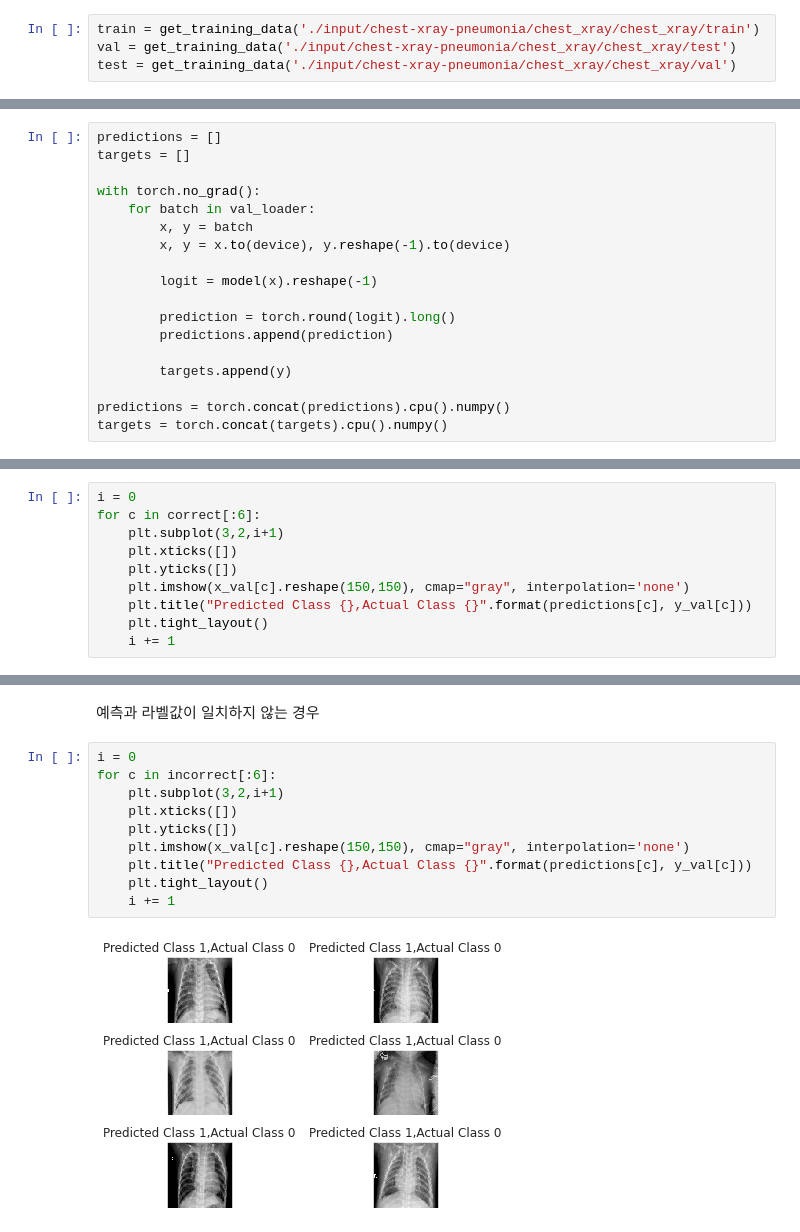
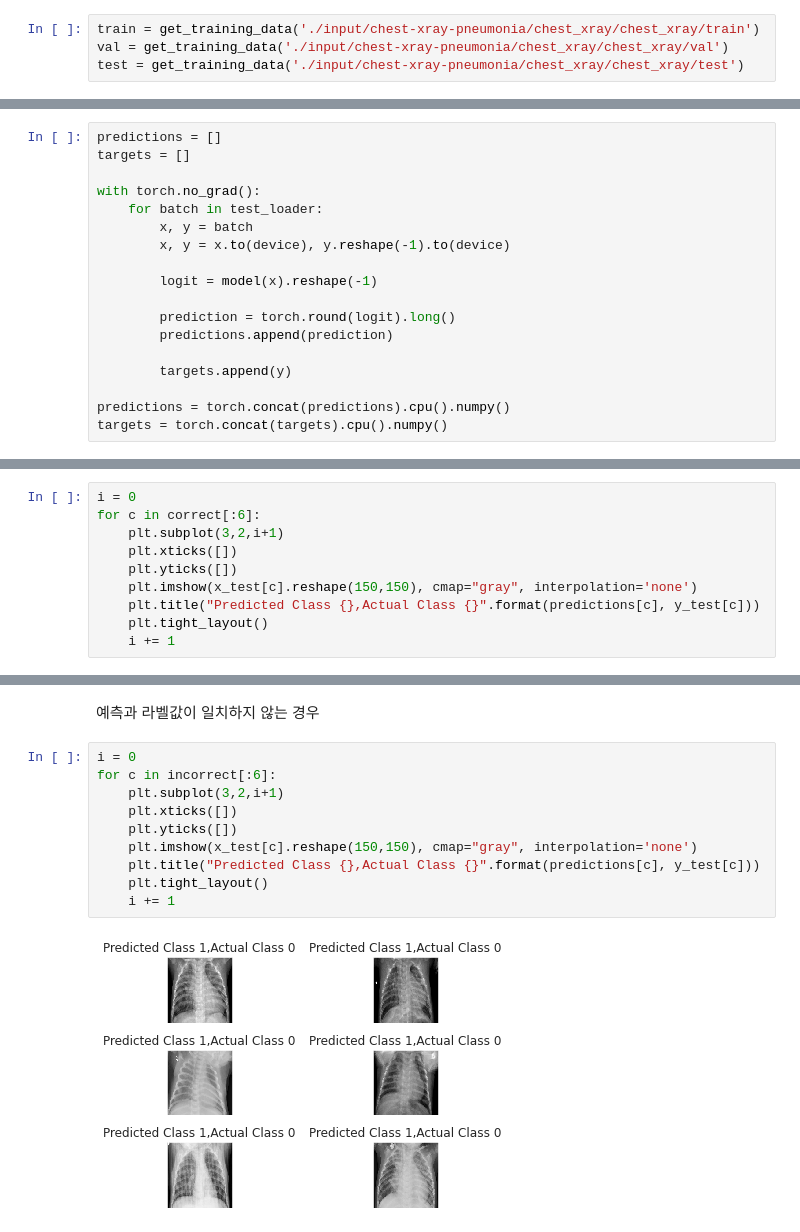
Before and after one commit to dotsnangles/from-keras-to-pytorch, a Jupyter notebook: pneumonia_detection_using_cnn.ipynb, the cells around one changed output, grey strips where cells are left out. Drawn from its saved outputs; the diff is of its cells as text.

```diff
--- a/pneumonia_detection_using_cnn.ipynb
+++ b/pneumonia_detection_using_cnn.ipynb
@@ -88,7 +87,7 @@ def get_training_data(data_dir):
 # %%
 train = get_training_data('./input/chest-xray-pneumonia/chest_xray/chest_xray/train')
-val = get_training_data('./input/chest-xray-pneumonia/chest_xray/chest_xray/test')
-test = get_training_data('./input/chest-xray-pneumonia/chest_xray/chest_xray/val')
+val = get_training_data('./input/chest-xray-pneumonia/chest_xray/chest_xray/val')
+test = get_training_data('./input/chest-xray-pneumonia/chest_xray/chest_xray/test')
 # %% [output]
 OpenCV(4.6.0) /io/opencv/modules/imgproc/src/resize.cpp:4052: error: (-215:Assertion failed) !ssize.empty() in function 'resize'
 
@@ -586,7 +585,7 @@ predictions = []
 targets = []
 
 with torch.no_grad():
-    for batch in val_loader:
+    for batch in test_loader:
         x, y = batch
         x, y = x.to(device), y.reshape(-1).to(device)
 
@@ -624,8 +623,8 @@ for c in correct[:6]:
     plt.subplot(3,2,i+1)
     plt.xticks([])
     plt.yticks([])
-    plt.imshow(x_val[c].reshape(150,150), cmap="gray", interpolation='none')
-    plt.title("Predicted Class {},Actual Class {}".format(predictions[c], y_val[c]))
+    plt.imshow(x_test[c].reshape(150,150), cmap="gray", interpolation='none')
+    plt.title("Predicted Class {},Actual Class {}".format(predictions[c], y_test[c]))
     plt.tight_layout()
     i += 1
 # %% [output]
@@ -635,12 +634,12 @@ for c in correct[:6]:
 # %%
 i = 0
 for c in incorrect[:6]:
     plt.subplot(3,2,i+1)
     plt.xticks([])
     plt.yticks([])
-    plt.imshow(x_val[c].reshape(150,150), cmap="gray", interpolation='none')
-    plt.title("Predicted Class {},Actual Class {}".format(predictions[c], y_val[c]))
+    plt.imshow(x_test[c].reshape(150,150), cmap="gray", interpolation='none')
+    plt.title("Predicted Class {},Actual Class {}".format(predictions[c], y_test[c]))
     plt.tight_layout()
     i += 1
 # %% [output]
-[figure, old version]
+[figure, new version]
```
Also changed, not shown: parts of 14 cells of this notebook.
